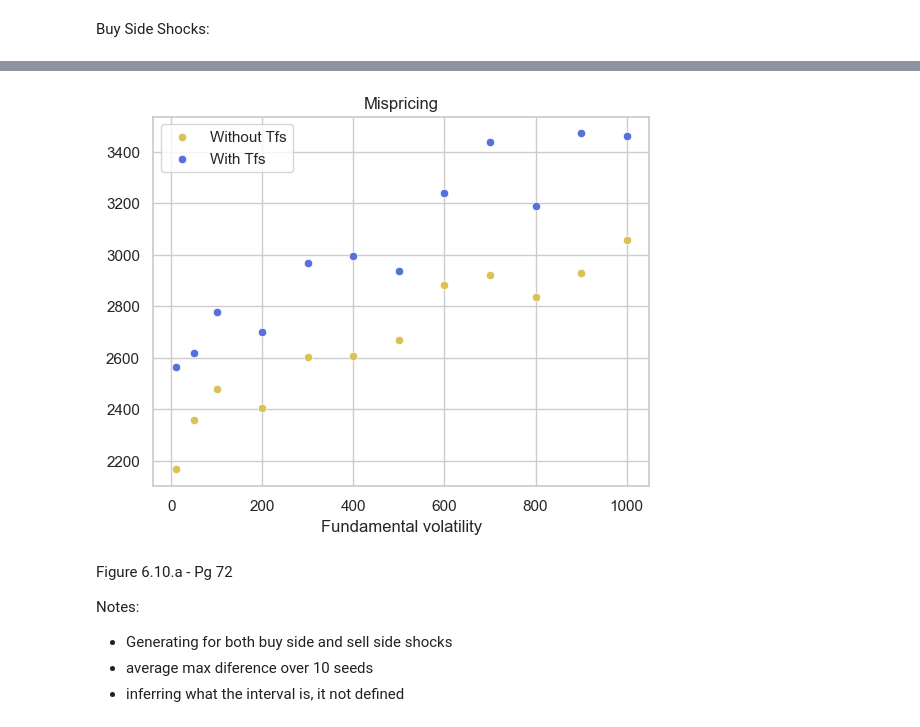
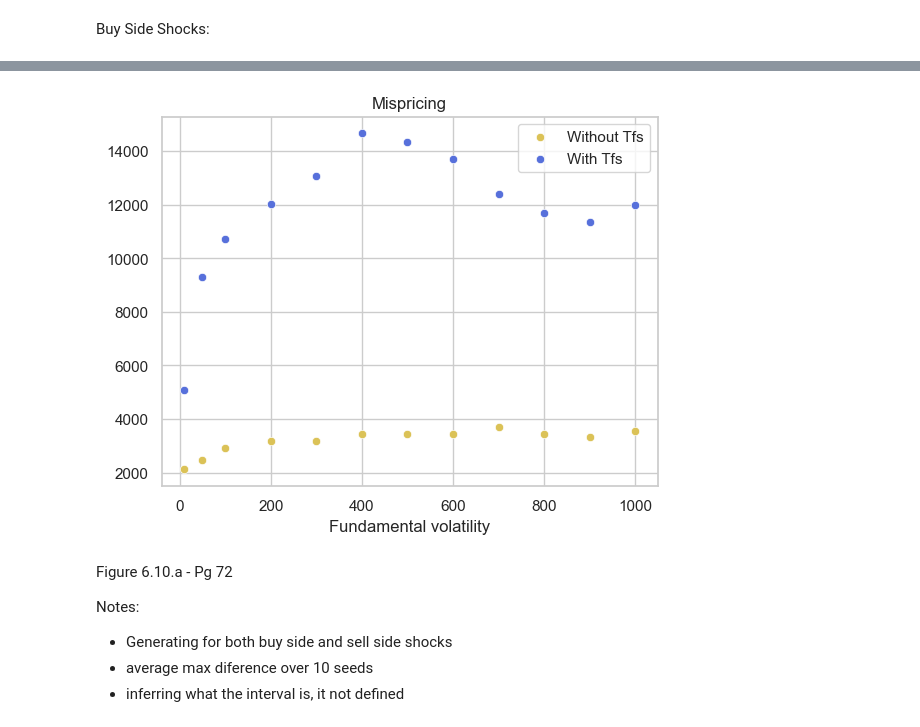
Before and after one commit to dipplestix/pymarketsim, a Jupyter notebook: recreation_6.5.ipynb, the cells around one changed output, grey strips where cells are left out. Saved outputs shown, nothing was run; the diff lists cells and outputs as text; code cells hidden in the pictures.

```diff
--- a/recreation_6.5.ipynb
+++ b/recreation_6.5.ipynb
@@ -495,7 +495,7 @@ for volatility in [10, 50, 100, 200, 300, 400, 500, 600, 700, 800, 900, 1000]:
                 obs_var = 1e6,
                 eta = 0.8,
                 observe_transactions = True,
-                strategic_variance = 1e6,
+                strategic_variance = 1e3,
                 shock_entry_time = 5000,
                 shock_interval = 500,
                 shock_volume = 50,
@@ -539,7 +539,7 @@ for volatility in [10, 50, 100, 200, 300, 400, 500, 600, 700, 800, 900, 1000]:
                 obs_var = 1e6,
                 eta = 0.8,
                 observe_transactions = True,
-                strategic_variance = 1e6,
+                strategic_variance = 1e3,
                 shock_entry_time = 5000,
                 shock_interval = 500,
                 shock_volume = 50,
@@ -628,4 +628,4 @@ Wall time: 15min 41s
-[figure, old version]
+[figure, new version]
 # %% [markdown]
 Figure 6.10.a - Pg 72
 
```
Also changed, not shown: parts of 3 cells of this notebook, 1 other file.
